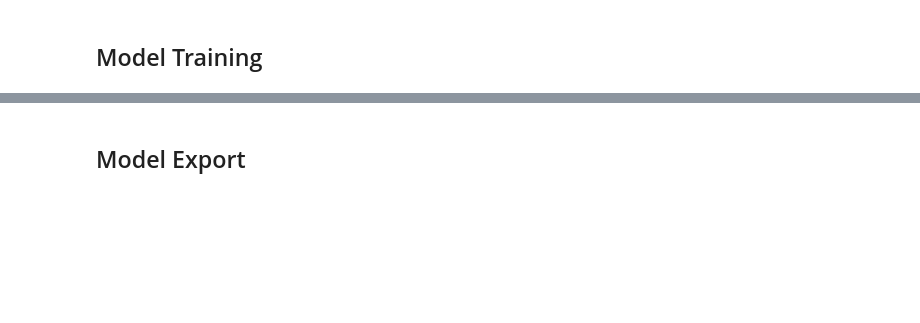
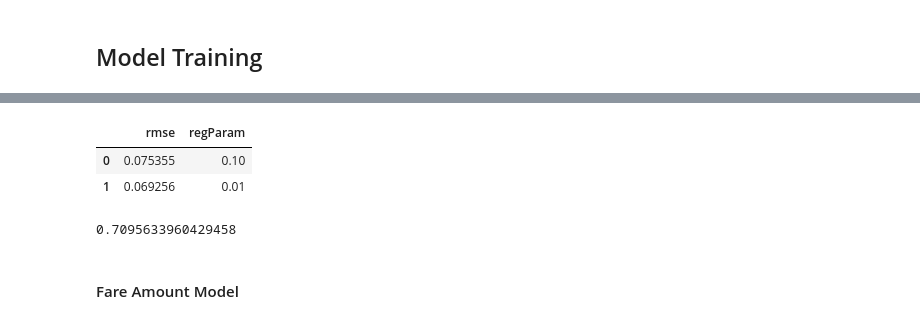
Before and after one commit to ArthurRoseira/ny_cab_data_engineering, a Jupyter notebook: ML model Development/price_duration_cab_trip_prediction.ipynb, the cells around one changed output, grey strips where cells are left out. Cells and saved outputs as stored; diff of their text form; code cells hidden in the pictures; blank space fills up the shorter version.

```diff
--- a/ML model Development/price_duration_cab_trip_prediction.ipynb
+++ b/ML model Development/price_duration_cab_trip_prediction.ipynb
@@ -142,2 +198,4 @@ df = df.select([when(col(c)<=feature_quantiles[c][0],col(c)).otherwise(None).ali
+# %%
+df  = df.join(df_mean,on='trip_itinerary',how='left')
 # %% [markdown]
 ## Data Analisys
@@ -147,0 +241,5 @@ df = df.select([when(col(c)<=feature_quantiles[c][0],col(c)).otherwise(None).ali
+# %%
+assembler = VectorAssembler(inputCols=['pickup_day_shift','trip_distance','pickup_day','avg(trip_duration)'],
+                            outputCol="features")
+df_train = assembler.transform(df).select(["features",col("trip_duration").alias("label")])
+df_train.show(5)
@@ -147,0 +257,13 @@ df = df.select([when(col(c)<=feature_quantiles[c][0],col(c)).otherwise(None).ali
+# %%
+glr = GeneralizedLinearRegression(family="gaussian")
+
+paramGrid = ParamGridBuilder().addGrid(glr.regParam, [0.1, 0.01]).build()
+
+tvs = TrainValidationSplit(estimator=glr,
+                           estimatorParamMaps=paramGrid,
+                           evaluator=RegressionEvaluator(),
+                           parallelism=1,
+                           seed=42,
+                           trainRatio=0.8)
+# %%
+model = tvs.fit(df_train)
@@ -147,0 +285,10 @@ df = df.select([when(col(c)<=feature_quantiles[c][0],col(c)).otherwise(None).ali
+# %%
+params = [{p.name: v for p, v in m.items()} for m in model.getEstimatorParamMaps()]
+pd.DataFrame.from_dict([
+    {model.getEvaluator().getMetricName(): metric, **ps}
+    for ps, metric in zip(params, model.validationMetrics)
+])
+# %% [output]
+|  | rmse | regParam |
+| 0 | 0.075355 | 0.10 |
+| 1 | 0.069256 | 0.01 |
@@ -148,2 +301,6 @@ df = df.select([when(col(c)<=feature_quantiles[c][0],col(c)).otherwise(None).ali
+# %%
+persistedModel.predict(Vectors.dense(testData))
+# %% [output]
+0.7095633960429458
 # %% [markdown]
-## Model Export
+#### Fare Amount Model
```
Also changed, not shown: parts of 34 cells of this notebook, 18 other files.
